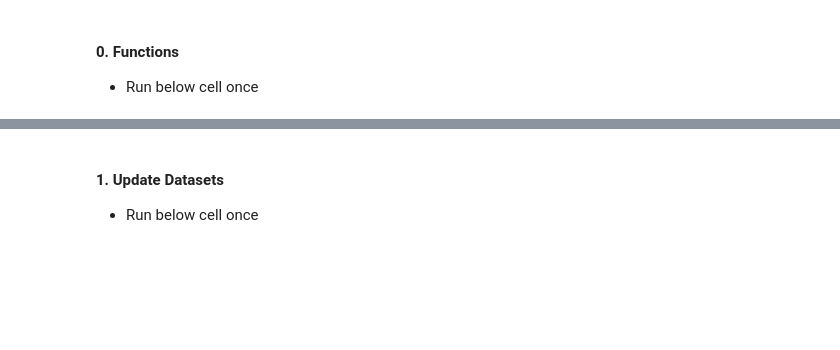
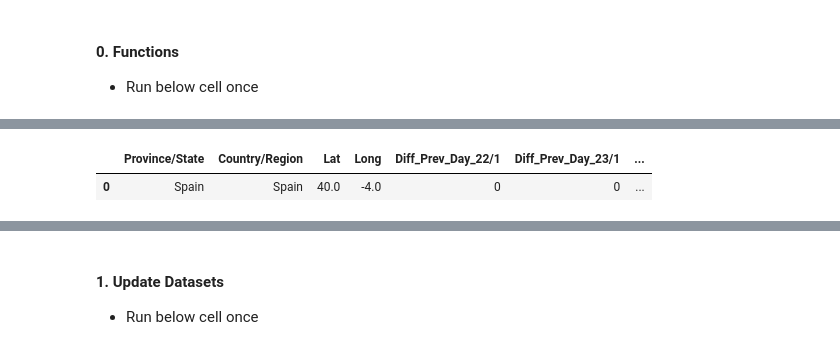
Before and after one commit to j-greggazz/Kaggle, a Jupyter notebook: covid_19/notebooks/0. Save and update datasets.ipynb, the cells around one changed output, grey strips where cells are left out. Saved outputs shown, nothing was run; the diff lists cells and outputs as text; code cells hidden in the pictures; blank space fills up the shorter version.

```diff
--- a/covid_19/notebooks/0. Save and update datasets.ipynb
+++ b/covid_19/notebooks/0. Save and update datasets.ipynb
@@ -376,0 +336,5 @@ df.head(50)
+# %%
+df_daily_change_conf[df_daily_change_conf['Country/Region'] == 'Spain'].head()
+# %% [output]
+|  | Province/State | Country/Region | Lat | Long | Diff_Prev_Day_22/1 | Diff_Prev_Day_23/1 | ... |
+| 0 | Spain | Spain | 40.0 | -4.0 | 0 | 0 | ... |
```
Also changed, not shown: parts of 11 cells of this notebook.
